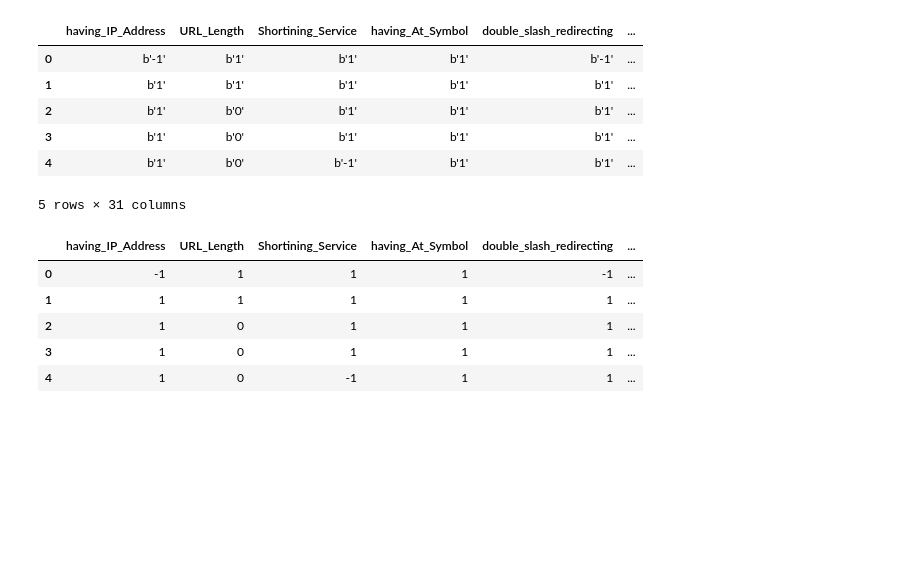
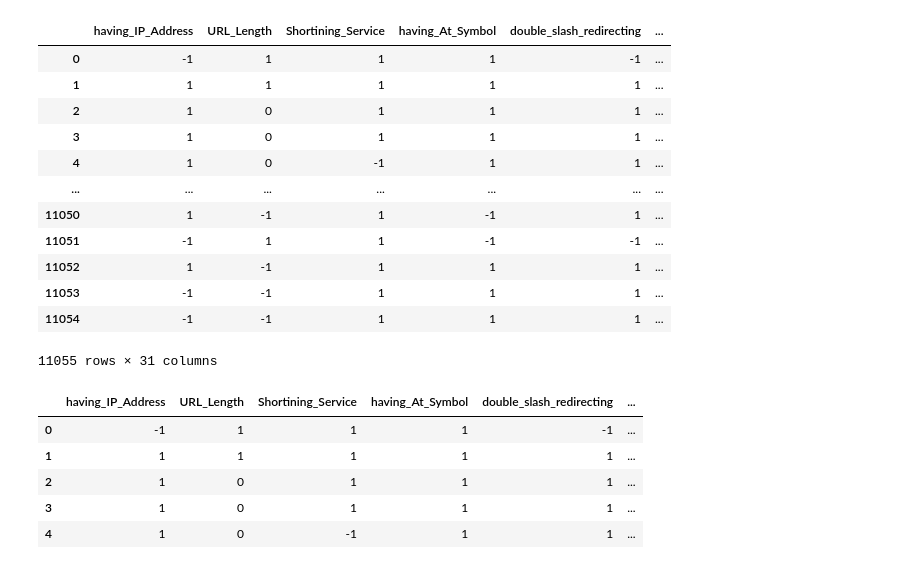
Before and after one commit to MOHITPUNIA70155/website_phising, a Jupyter notebook: notebooks/01_data_exploration.ipynb, the cells around one changed output. Saved outputs shown, nothing was run; the diff lists cells and outputs as text; code cells hidden in the pictures; blank space fills up the shorter version.

```diff
--- a/notebooks/01_data_exploration.ipynb
+++ b/notebooks/01_data_exploration.ipynb
@@ -6,14 +6,8 @@ import seaborn as sns
 # %%
 from scipy.io import arff
 import pandas as pd
-data, meta = arff.loadarff("../data/Training Dataset.arff")
+data, meta = arff.loadarff("../data/raw/Training Dataset.arff")
 df = pd.DataFrame(data)
-df.head()
+for col in df.select_dtypes(['object']).columns:
+    df[col] = df[col].str.decode('utf-8')
+df.to_csv('../data/raw/initial_dataset.csv', index=False)
-# %% [output]
-|  | having_IP_Address | URL_Length | Shortining_Service | having_At_Symbol | double_slash_redirecting | ... |
-| 0 | b'-1' | b'1' | b'1' | b'1' | b'-1' | ... |
-| 1 | b'1' | b'1' | b'1' | b'1' | b'1' | ... |
-| 2 | b'1' | b'0' | b'1' | b'1' | b'1' | ... |
-| 3 | b'1' | b'0' | b'1' | b'1' | b'1' | ... |
-| 4 | b'1' | b'0' | b'-1' | b'1' | b'1' | ... |
-5 rows × 31 columns
@@ -24,3 +14,21 @@ df = df.map(
+# %%
+df = pd.read_csv('../data/raw/initial_dataset.csv')
+# %%
+df
+# %% [output]
+|  | having_IP_Address | URL_Length | Shortining_Service | having_At_Symbol | double_slash_redirecting | ... |
+| 0 | -1 | 1 | 1 | 1 | -1 | ... |
+| 1 | 1 | 1 | 1 | 1 | 1 | ... |
+| 2 | 1 | 0 | 1 | 1 | 1 | ... |
+| 3 | 1 | 0 | 1 | 1 | 1 | ... |
+| 4 | 1 | 0 | -1 | 1 | 1 | ... |
+| ... | ... | ... | ... | ... | ... | ... |
+| 11050 | 1 | -1 | 1 | -1 | 1 | ... |
+| 11051 | -1 | 1 | 1 | -1 | -1 | ... |
+| 11052 | 1 | -1 | 1 | 1 | 1 | ... |
+| 11053 | -1 | -1 | 1 | 1 | 1 | ... |
+| 11054 | -1 | -1 | 1 | 1 | 1 | ... |
+11055 rows × 31 columns
 # %%
 df = df.apply(pd.to_numeric)
 # %%
```
Also changed, not shown: parts of 24 cells of this notebook, 5 other files.
